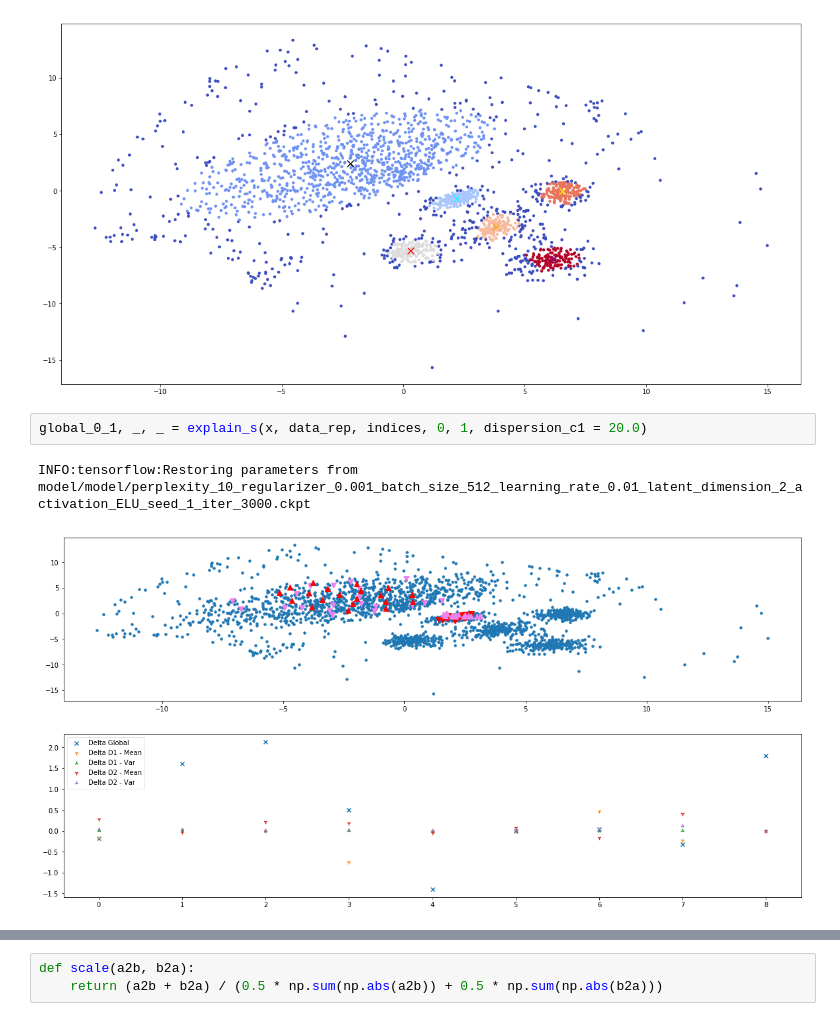
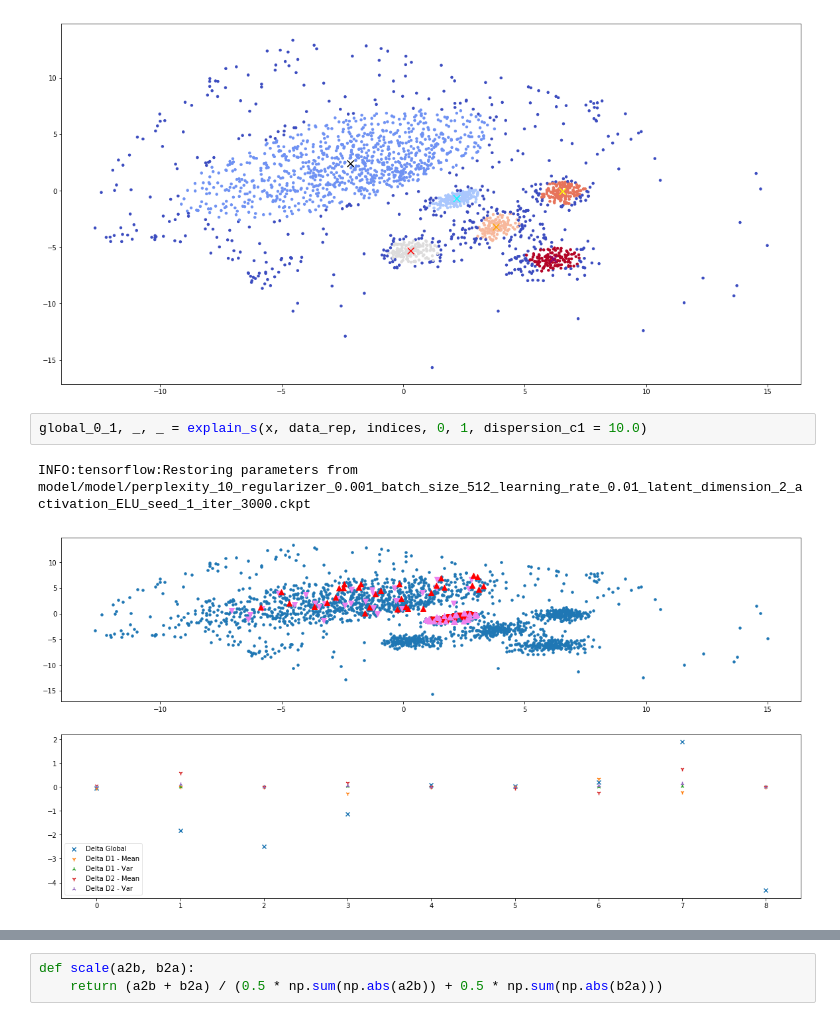
Before and after one commit to GDPlumb/ELDR, a Jupyter notebook: scivis/synth9d/run.ipynb, the cells around one changed output, grey strips where cells are left out. Drawn from its saved outputs; the diff is of its cells as text.

```diff
--- a/scivis/synth9d/run.ipynb
+++ b/scivis/synth9d/run.ipynb
@@ -87,8 +85,8 @@ plt.close()
 # %% [output]
 [figure]
 # %%
-global_0_1, _, _ = explain_s(x, data_rep, indices, 0, 1, dispersion_c1 = 20.0)
+global_0_1, _, _ = explain_s(x, data_rep, indices, 0, 1, dispersion_c1 = 10.0)
 # %% [output]
 INFO:tensorflow:Restoring parameters from model/model/perplexity_10_regularizer_0.001_batch_size_512_learning_rate_0.01_latent_dimension_2_activation_ELU_seed_1_iter_3000.ckpt
-[figure, old version]
+[figure, new version]
 # %%
```
Also changed, not shown: parts of 7 cells of this notebook, 14 other files.
